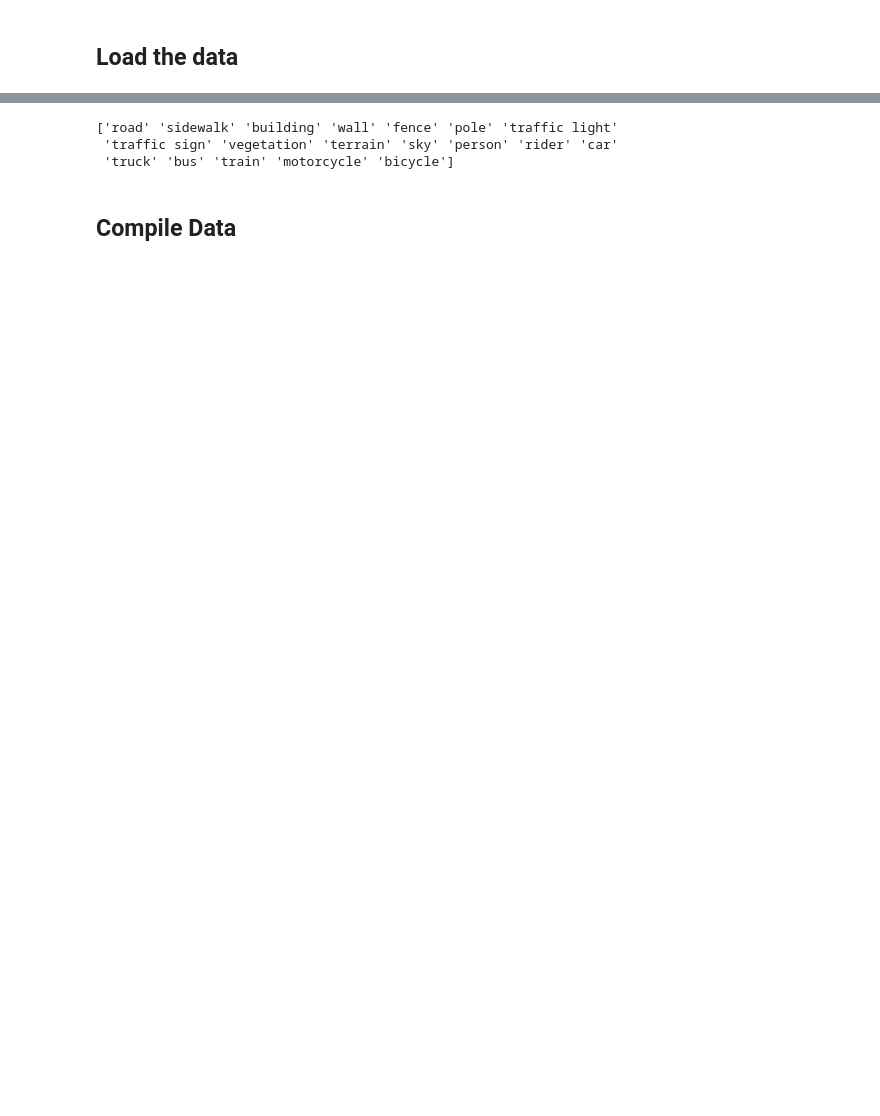
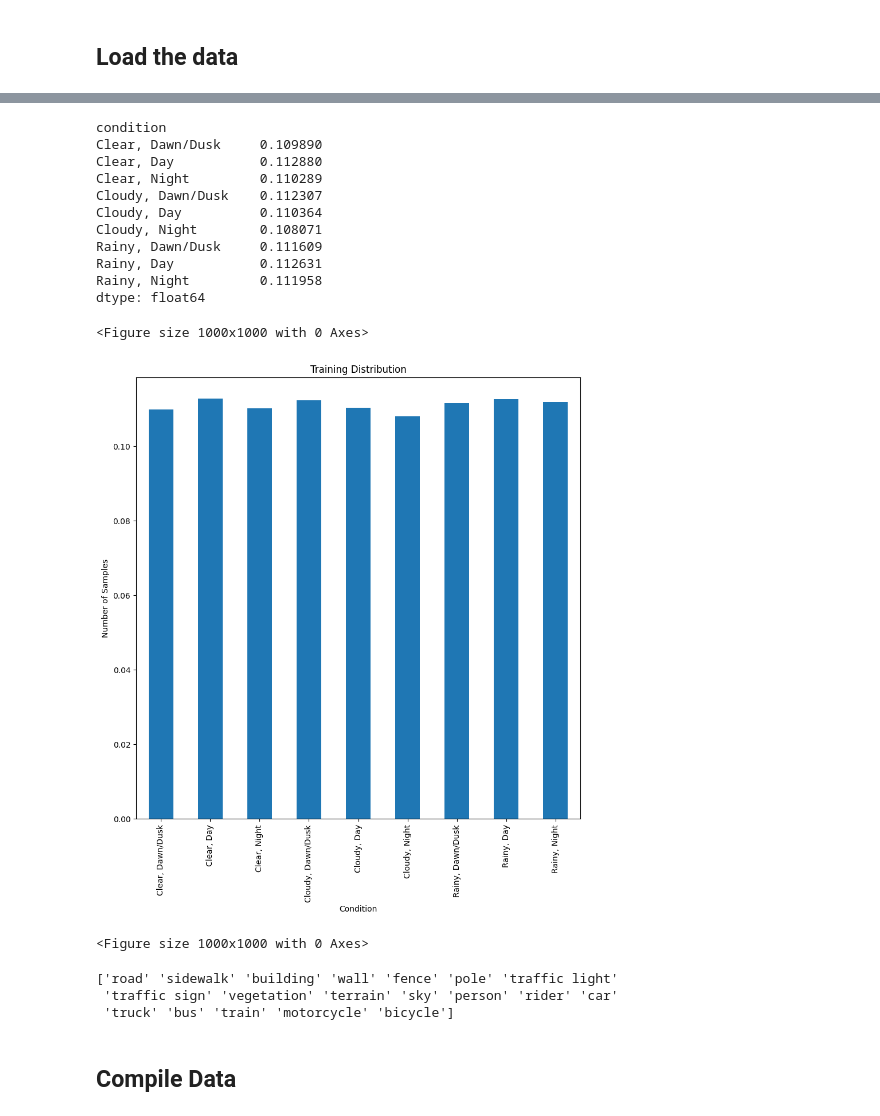
Before and after one commit to UTAustin-SwarmLab/SynDiff-AD, a Jupyter notebook: lang_cond_task_adv_augmentation/avcv/experiments/bdd_results.ipynb, the cells around one changed output, grey strips where cells are left out. Drawn from its saved outputs; the diff is of its cells as text; code cells hidden in the pictures; blank space fills up the shorter version.

```diff
--- a/lang_cond_task_adv_augmentation/avcv/experiments/bdd_results.ipynb
+++ b/lang_cond_task_adv_augmentation/avcv/experiments/bdd_results.ipynb
@@ -62,3 +44,33 @@ Text(0, 0.5, 'Number of Samples')
+# %%
+# Synthetic Training Distribution Plots
+
+TRAIN_FILENAME = '/store/harsh/data/waymo_synthetic_ft/metadata_seg.csv'
+
+train_df = pandas.read_csv(TRAIN_FILENAME)
+plt.figure(figsize=(10, 10))
+df = train_df.groupby('condition').size()/train_df.shape[0]
+print(df)
+df.plot(kind='bar')
+
+plt.xlabel('Condition')
+plt.ylabel('Number of Samples')
+plt.title('Training Distribution')
+plt.figure(figsize=(10, 10))
+# %% [output]
+condition
+Clear, Dawn/Dusk     0.109890
+Clear, Day           0.112880
+Clear, Night         0.110289
+Cloudy, Dawn/Dusk    0.112307
+Cloudy, Day          0.110364
+Cloudy, Night        0.108071
+Rainy, Dawn/Dusk     0.111609
+Rainy, Day           0.112631
+Rainy, Night         0.111958
+dtype: float64
+<Figure size 1000x1000 with 0 Axes>
+[figure, added]
+<Figure size 1000x1000 with 0 Axes>
 # %%
 FOLDER = '../tests/'
 files = os.listdir(FOLDER)
```
Also changed, not shown: parts of 12 cells of this notebook.
